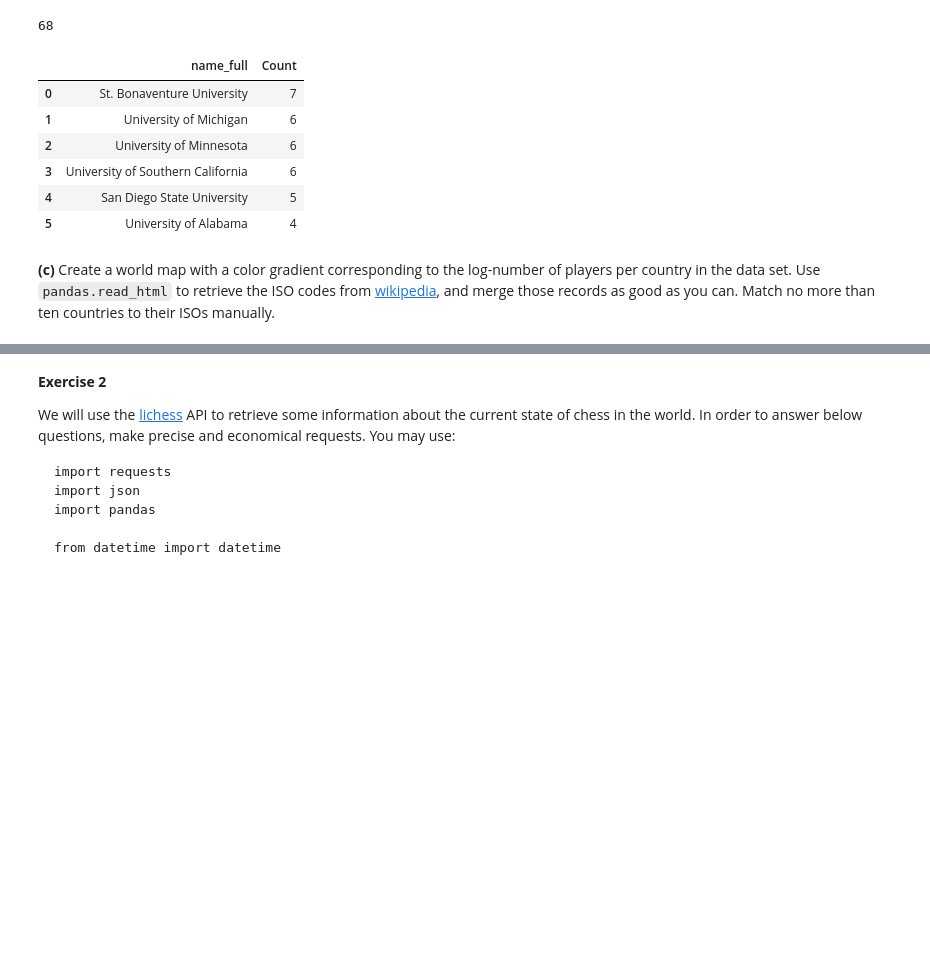
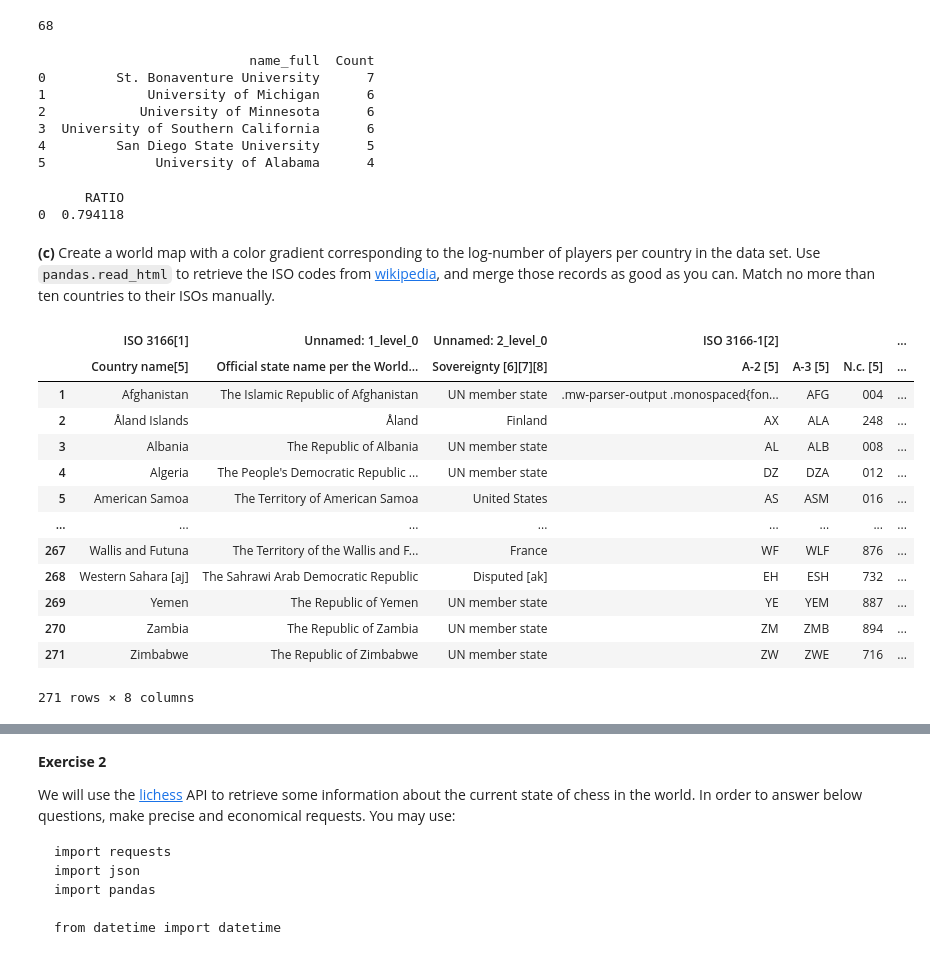
Before and after one commit to AlanPhan1999/Stat220, a Jupyter notebook: Homework/hw1.ipynb, the cells around one changed output, grey strips where cells are left out. Saved outputs shown, nothing was run; the diff lists cells and outputs as text; code cells hidden in the pictures; blank space fills up the shorter version.

```diff
--- a/Homework/hw1.ipynb
+++ b/Homework/hw1.ipynb
@@ -62,6 +59,7 @@ round(result)
 # %% [output]
 68
 # %%
+#Six schools with most hall-of-fame alumni
 result = pd.read_sql("""SELECT Sc.name_full, COUNT(HoF.playerID) as Count FROM HallofFame as HoF
                      INNER JOIN CollegePlaying as CP
                      ON HoF.playerID = CP.playerID
@@ -71,14 +69,50 @@ result = pd.read_sql("""SELECT Sc.name_full, COUNT(HoF.playerID) as Count FROM H
                      GROUP BY CP.schoolID
                      ORDER BY COUNT(HoF.playerID) DESC
                      LIMIT 6""", db).squeeze()
-result
+print(result)
 # %% [output]
-|  | name_full | Count |
-| 0 | St. Bonaventure University | 7 |
-| 1 | University of Michigan | 6 |
-| 2 | University of Minnesota | 6 |
-| 3 | University of Southern California | 6 |
-| 4 | San Diego State University | 5 |
-| 5 | University of Alabama | 4 |
+                           name_full  Count
+0         St. Bonaventure University      7
+1             University of Michigan      6
+2            University of Minnesota      6
+3  University of Southern California      6
+4         San Diego State University      5
+5              University of Alabama      4
+# %%
+#What fractions of managers not been professional players
+result = pd.read_sql("""SELECT CAST(COUNT(DISTINCT m.playerID) AS float)/(SELECT COUNT(DISTINCT playerID) FROM Managers) as RATIO
+                     FROM Managers as m
+                     INNER JOIN Batting as b
+                     ON  m.playerID = b.playerID
+                     INNER JOIN pitching as p
+                     ON b.playerID = p.playerID
+                     INNER JOIN Fielding as f
+                     ON p.playerID = f.playerID
+                     WHERE m.playerID NOT IN (b.playerID OR p.playerID OR f.playerID)""", db)
+print(1 - result)
+# %% [output]
+      RATIO
+0  0.794118
 # %% [markdown]
 __(c)__ Create a world map with a color gradient corresponding to the log-number of players per country in the data set. Use `pandas.read_html` to retrieve the ISO codes from [wikipedia](https://en.wikipedia.org/wiki/List_of_ISO_3166_country_codes), and merge those records as good as you can. Match no more than ten countries to their ISOs manually.
+# %%
+url = 'https://en.wikipedia.org/wiki/List_of_ISO_3166_country_codes'
+table = pd.read_html(url)
+# %%
+countries = table[0][1:]
+countries
+# %% [output]
+|  | ISO 3166[1] | Unnamed: 1_level_0 | Unnamed: 2_level_0 | ISO 3166-1[2] |  |  | ... |
+|  | Country name[5] | Official state name per the World... | Sovereignty [6][7][8] | A-2 [5] | A-3 [5] | N.c. [5] | ... |
+| 1 | Afghanistan | The Islamic Republic of Afghanistan | UN member state | .mw-parser-output .monospaced{fon... | AFG | 004 | ... |
+| 2 | Åland Islands | Åland | Finland | AX | ALA | 248 | ... |
+| 3 | Albania | The Republic of Albania | UN member state | AL | ALB | 008 | ... |
+| 4 | Algeria | The People's Democratic Republic ... | UN member state | DZ | DZA | 012 | ... |
+| 5 | American Samoa | The Territory of American Samoa | United States | AS | ASM | 016 | ... |
+| ... | ... | ... | ... | ... | ... | ... | ... |
+| 267 | Wallis and Futuna | The Territory of the Wallis and F... | France | WF | WLF | 876 | ... |
+| 268 | Western Sahara [aj] | The Sahrawi Arab Democratic Republic | Disputed [ak] | EH | ESH | 732 | ... |
+| 269 | Yemen | The Republic of Yemen | UN member state | YE | YEM | 887 | ... |
+| 270 | Zambia | The Republic of Zambia | UN member state | ZM | ZMB | 894 | ... |
+| 271 | Zimbabwe | The Republic of Zimbabwe | UN member state | ZW | ZWE | 716 | ... |
+271 rows × 8 columns
```
Also changed, not shown: parts of 15 cells of this notebook.
